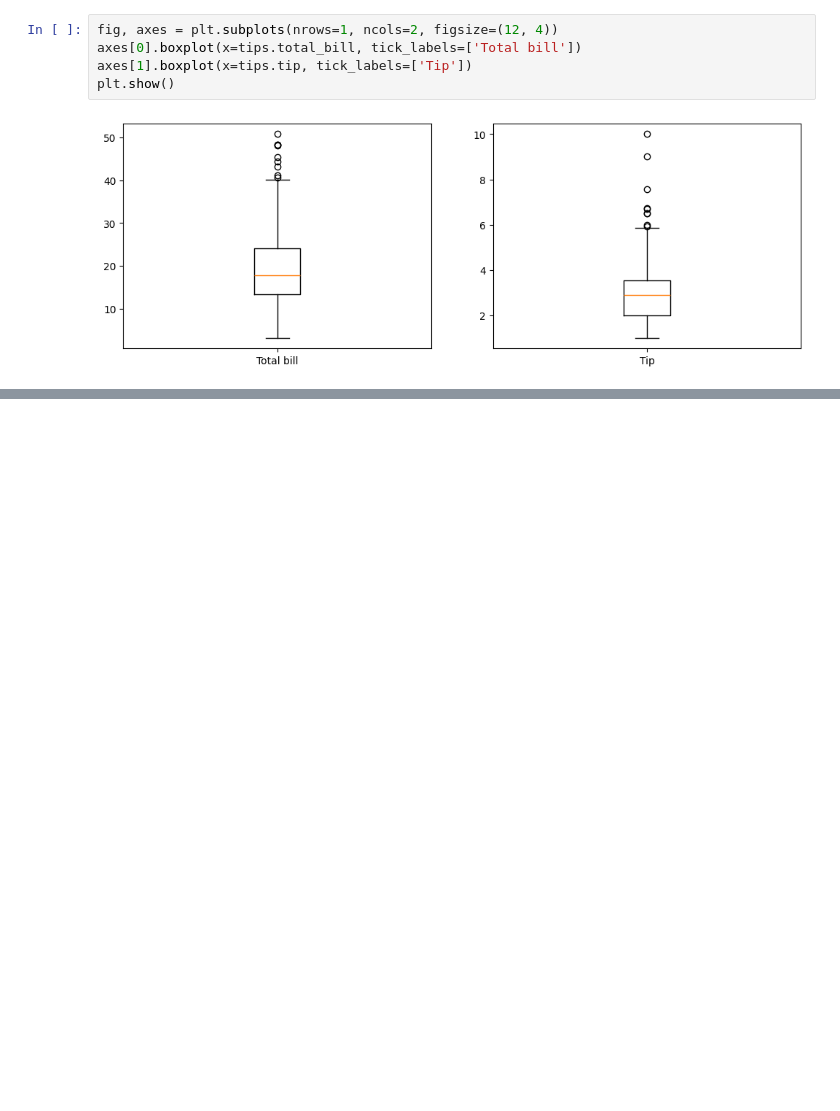
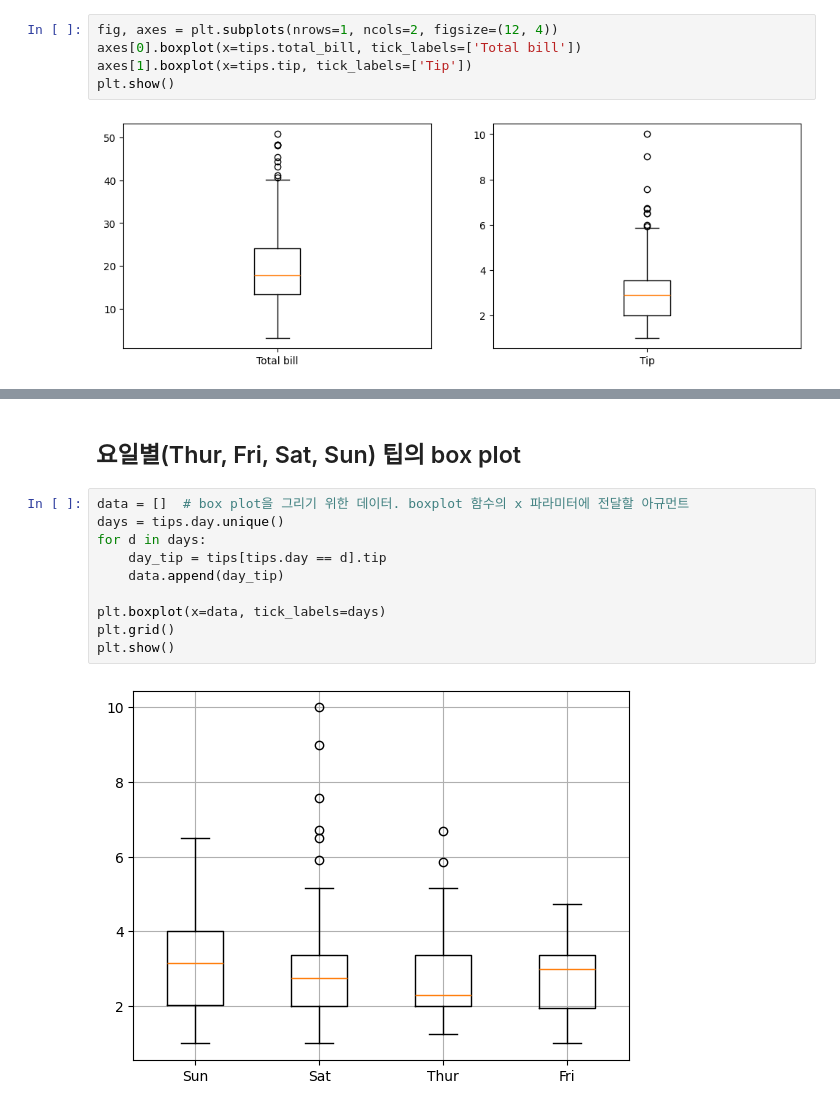
Before and after one commit to JakeOh/202504_itwill_oracle88, a Jupyter notebook: python20.ipynb, the cells around one changed output, grey strips where cells are left out. Saved outputs shown, nothing was run; the diff lists cells and outputs as text; blank space fills up the shorter version.

```diff
--- a/python20.ipynb
+++ b/python20.ipynb
@@ -197,0 +274,14 @@ plt.show()
+# %% [markdown]
+## 요일별(Thur, Fri, Sat, Sun) 팁의 box plot
+# %%
+data = []  # box plot을 그리기 위한 데이터. boxplot 함수의 x 파라미터에 전달할 아규먼트
+days = tips.day.unique()
+for d in days:
+    day_tip = tips[tips.day == d].tip
+    data.append(day_tip)
+
+plt.boxplot(x=data, tick_labels=days)
+plt.grid()
+plt.show()
+# %% [output]
+[figure, added]
```
Also changed, not shown: parts of 9 cells of this notebook.
